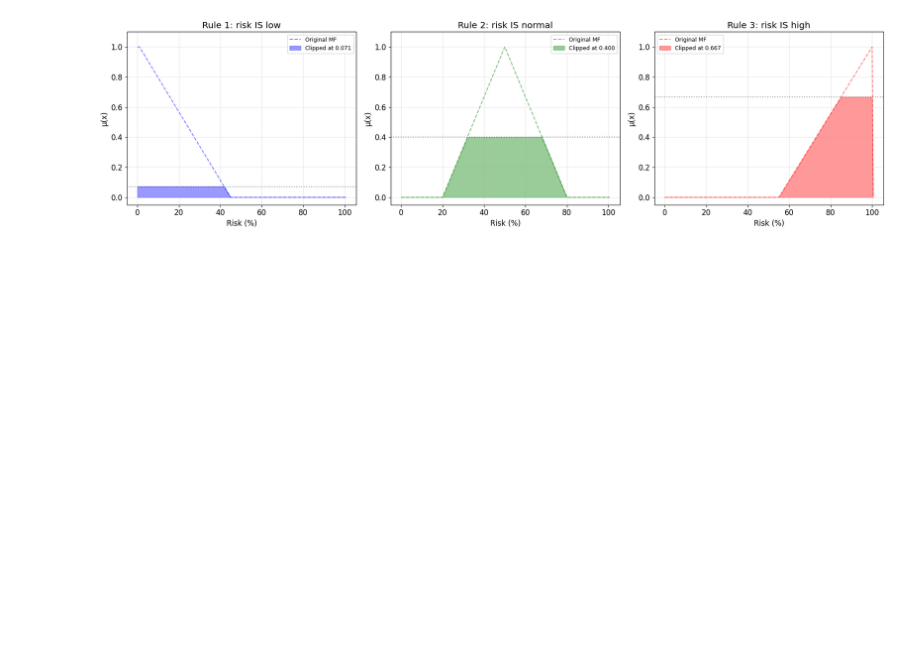
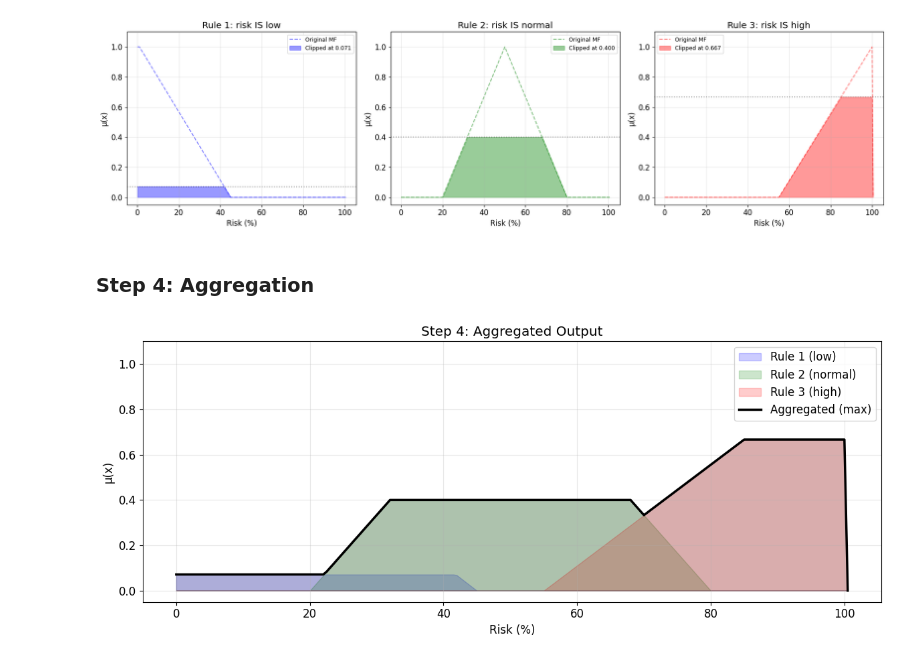
Before and after one commit to KyryloKozlovskyi/AI-Lab-5, a Jupyter notebook: problems.ipynb, the cells around one changed output. Saved outputs shown, nothing was run; the diff lists cells and outputs as text; code cells hidden in the pictures; blank space fills up the shorter version.

Commit message:
Step 4 complete

```diff
--- a/problems.ipynb
+++ b/problems.ipynb
@@ -207,3 +207,31 @@ Rule evaluation:
  Rule 2: min(marginal=0.400, large=0.571) = 0.400 → clip 'normal'
  Rule 3: inadequate = 0.667 → clip 'high'
 [figure]
+# %% [markdown]
+### Step 4: Aggregation
+# %%
+# Aggregate using max
+# TODO: Calculate the "aggregated" result by using numpy's "maximum" function
+# on the Rules 1, 2, and 3 outputs
+aggregated = np.maximum(rule1_output, np.maximum(rule2_output, rule3_output))
+
+# Plot
+fig, ax = plt.subplots(figsize=(12, 5))
+
+ax.fill_between(x_risk, rule1_output, alpha=0.2, color='blue', label='Rule 1 (low)')
+ax.fill_between(
+    x_risk, rule2_output, alpha=0.2, color='green', label='Rule 2 (normal)'
+)
+ax.fill_between(x_risk, rule3_output, alpha=0.2, color='red', label='Rule 3 (high)')
+ax.plot(x_risk, aggregated, 'k-', lw=2.5, label='Aggregated (max)')
+ax.fill_between(x_risk, aggregated, alpha=0.15, color='black')
+ax.set_title('Step 4: Aggregated Output')
+ax.set_xlabel('Risk (%)')
+ax.set_ylabel('μ(x)')
+ax.set_ylim(-0.05, 1.1)
+ax.legend()
+
+plt.tight_layout()
+plt.show()
+# %% [output]
+[figure, added]
```
